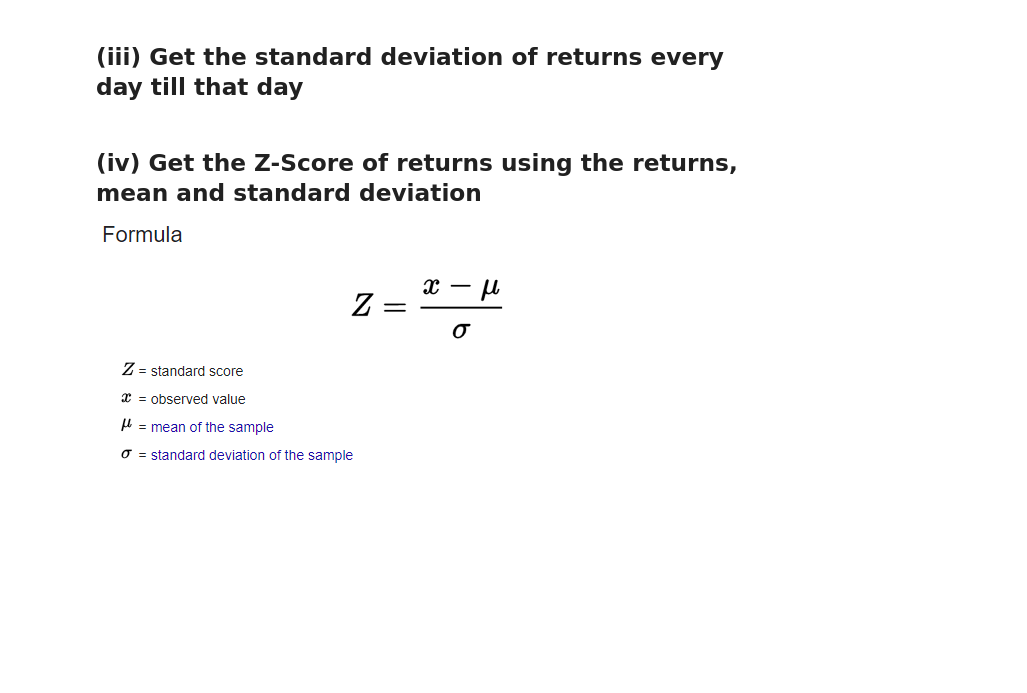
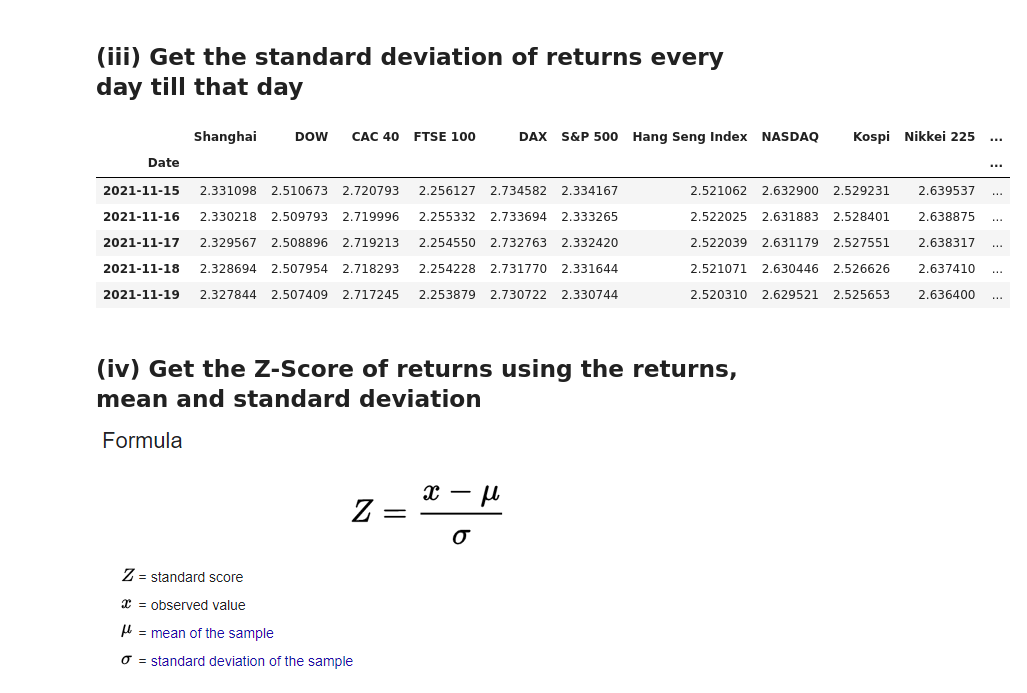
Before and after one commit to binomy/aifm, a Jupyter notebook: week03/day02/labs/stocks_to_zscores.ipynb, the cells around one changed output. Cells and saved outputs as stored; diff of their text form; code cells hidden in the pictures; blank space fills up the shorter version.

```diff
--- a/week03/day02/labs/stocks_to_zscores.ipynb
+++ b/week03/day02/labs/stocks_to_zscores.ipynb
@@ -68,6 +90,16 @@ period = 5 #For rolling weekly returns
 ## (iii) Get the standard deviation of returns every day till that day
 # %%
 #Find the expanding standard deviation (std till the current date every day)
+period_returns_std = period_rets.expanding().std()
+period_returns_std.tail()
+# %% [output]
+|  | Shanghai | DOW | CAC 40 | FTSE 100 | DAX | S&P 500 | Hang Seng Index | NASDAQ | Kospi | Nikkei 225 | ... |
+| Date |  |  |  |  |  |  |  |  |  |  | ... |
+| 2021-11-15 | 2.331098 | 2.510673 | 2.720793 | 2.256127 | 2.734582 | 2.334167 | 2.521062 | 2.632900 | 2.529231 | 2.639537 | ... |
+| 2021-11-16 | 2.330218 | 2.509793 | 2.719996 | 2.255332 | 2.733694 | 2.333265 | 2.522025 | 2.631883 | 2.528401 | 2.638875 | ... |
+| 2021-11-17 | 2.329567 | 2.508896 | 2.719213 | 2.254550 | 2.732763 | 2.332420 | 2.522039 | 2.631179 | 2.527551 | 2.638317 | ... |
+| 2021-11-18 | 2.328694 | 2.507954 | 2.718293 | 2.254228 | 2.731770 | 2.331644 | 2.521071 | 2.630446 | 2.526626 | 2.637410 | ... |
+| 2021-11-19 | 2.327844 | 2.507409 | 2.717245 | 2.253879 | 2.730722 | 2.330744 | 2.520310 | 2.629521 | 2.525653 | 2.636400 | ... |
 # %% [markdown]
 ## (iv) Get the Z-Score of returns using the returns, mean and standard deviation
 
```
Also changed, not shown: parts of 10 cells of this notebook, 12 other files.
